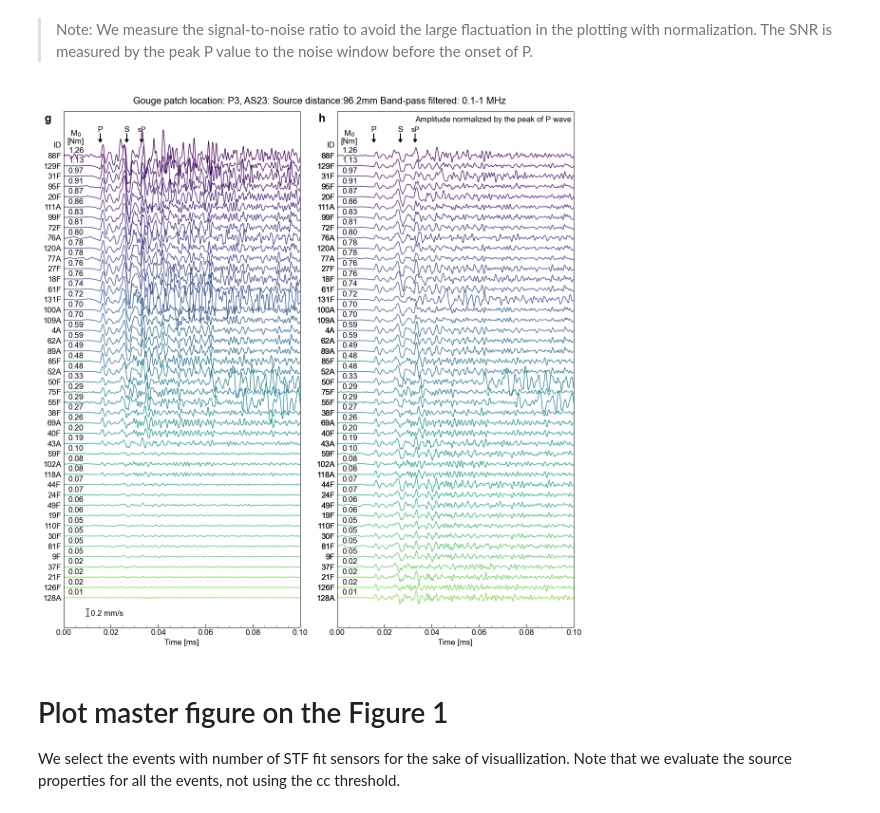
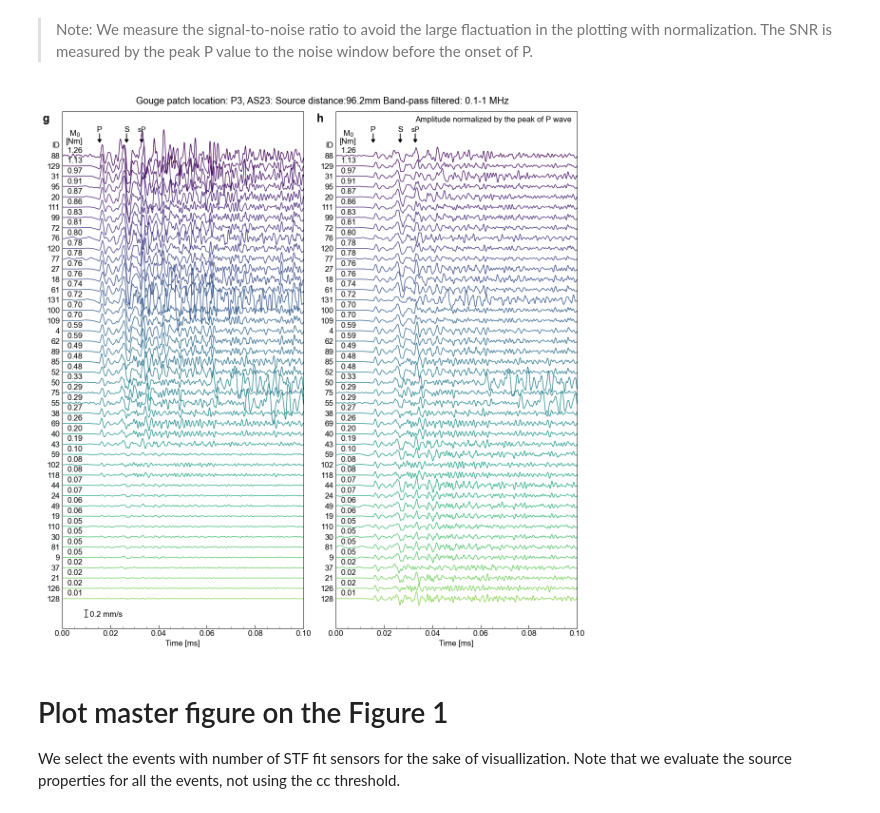
Before and after one commit to kura-okubo/4mNonSelfSim_Paper, a Jupyter notebook: ComputeScaling/code/01_Introduction_plot_gougeevents.ipynb, the cells around one changed output. Cells and saved outputs as stored; diff of their text form; code cells hidden in the pictures.

```diff
--- a/ComputeScaling/code/01_Introduction_plot_gougeevents.ipynb
+++ b/ComputeScaling/code/01_Introduction_plot_gougeevents.ipynb
@@ -910,8 +908,6 @@ yspan = 0# 1.2e-3
 expr_id = datacases[0].split('__')[0]
 
 pretrigger = st_filt_repick[0].stats.pretrigger # [ms]
-ytickloc = []
-yticklabel = []
 
 IfParrivalshift = True #False #True
 
@@ -919,7 +915,10 @@ Nvalidsensors_thresh = 0 # use the source param if the number of STF fitting sen
 
 # plot absolute amplitude and normalized waveform
 for j, ax in enumerate(axs):
+
     yshift = 0
+    ytickloc = []
+    yticklabel = []
 
     # Plot repeated events
     for i, datacase in enumerate(datacases_sorted):
@@ -937,7 +936,8 @@ for j, ax in enumerate(axs):
             evtype = "A"
 
         ytickloc.append(-yshift)
-        yticklabel.append(f"{gougeevent_id:d}{evtype}")
+        # yticklabel.append(f"{gougeevent_id:d}{evtype}")
+        yticklabel.append(f"{gougeevent_id:d}")
 
         # load the onset of P wave
         onset_p_t = tvec[new_onset_p[f"{datacase}"]]
@@ -1048,34 +1048,34 @@ for j, ax in enumerate(axs):
 # add suptitle
 title_str = f"Gouge patch location: P3, AS{selected_sensor[2:]}: Source distance:{dist:.1f}mm Band-pass filtered: {freqmin/1e6:g}-{freqmax/1e6:g} MHz"
 plt.suptitle(title_str)
 
 # annotation
 # Define labels based on the repeated_sensors
 if repeated_sensor == "OL07":
     labels = ["a", "b"]
 elif repeated_sensor == "OL08":
     labels = ["c", "d"]
 elif repeated_sensor == "OL22":
     labels = ["e", "f"]
 elif repeated_sensor == "OL23":
     labels = ["g", "h"]
 else:
     labels = ["?", "?"]  # Default case if no match
 
 
 axs[0].text(-0.08, 0.98, labels[0], fontweight='bold', fontsize=17, transform=axs[0].transAxes)
 # axs[0].text(0.6, 0.98, "Velocity", fontsize=12, transform=axs[0].transAxes)
 axs[1].text(-0.08, 0.98, labels[1], fontweight='bold', fontsize=17, transform=axs[1].transAxes)
 axs[1].text(0.33, 0.98, "Amplitude normalized by the peak of P wave", fontsize=12, transform=axs[1].transAxes)
 
 
 fig.tight_layout()
 
 plt.savefig(figdir + f"/gougeevent_all_{gougepatch_id}_{repeated_sensor}_afterinstrumentalcorrection_all_sorted_timeshift{IfParrivalshift}.png", dpi=80)
 plt.savefig(figdir + f"/gougeevent_all_{gougepatch_id}_{repeated_sensor}_afterinstrumentalcorrection_all_sorted_timeshift{IfParrivalshift}.eps")
 # plt.savefig(figdir + "/waveform_repeated_event_{}_{}_afterinstrumentalcorrection_all_sorted.eps".format(gougepatch_id, repeated_sensor))
 # %% [output]
-[figure, old version]
+[figure, new version]
 # %%
 # peak_P_amp
 # %% [markdown]
```
Also changed, not shown: parts of 2 cells of this notebook, 4 other files.
